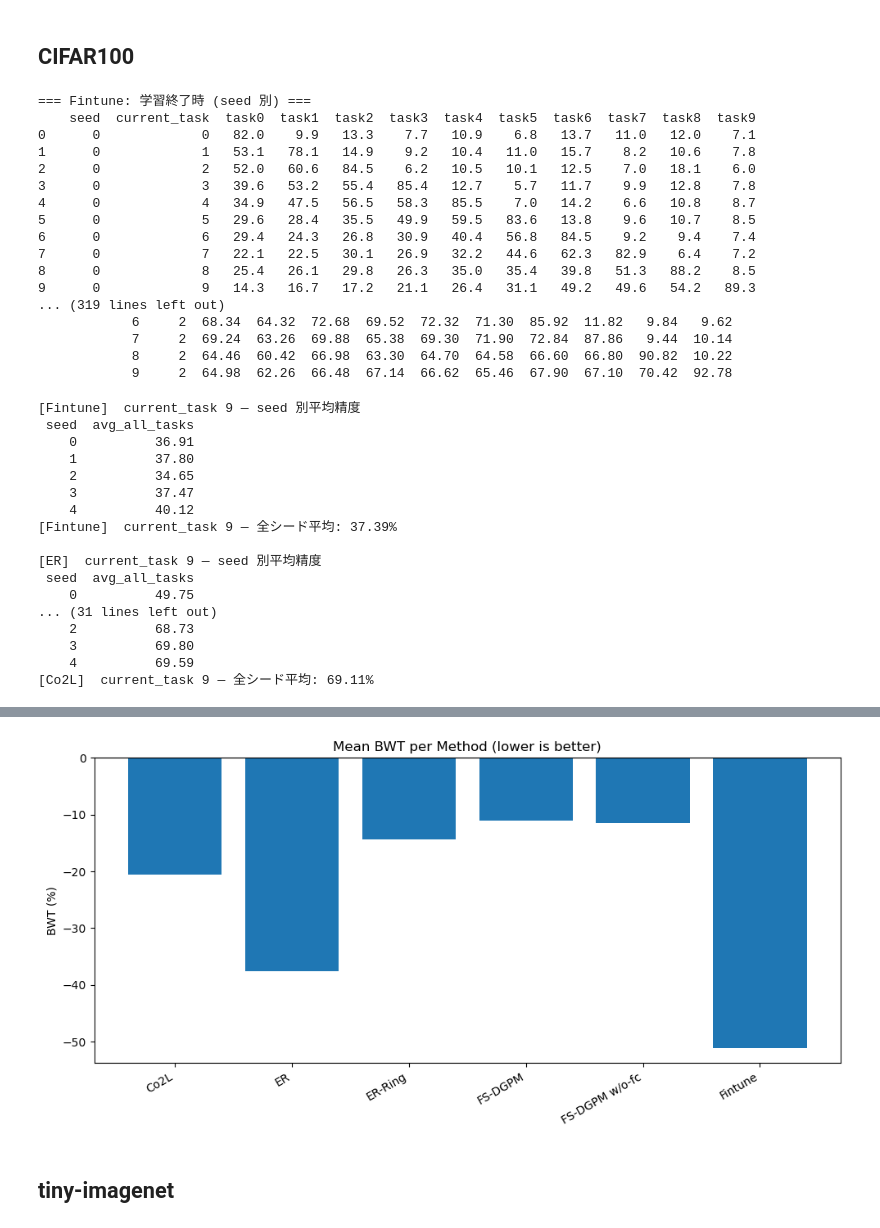
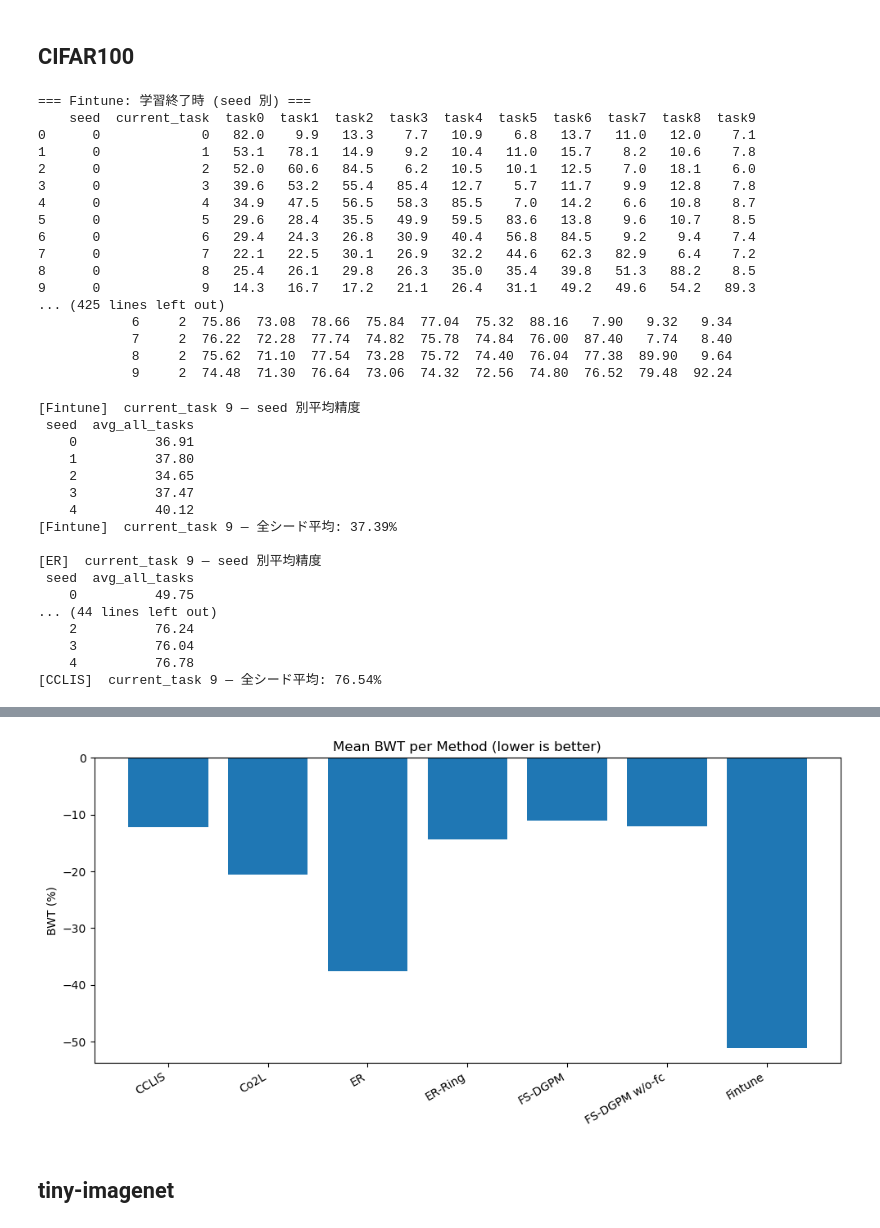
Before and after one commit to KoyoImai/surey, a Jupyter notebook: CIL/logs/glaph_taskil.ipynb, the cells around one changed output, grey strips where cells are left out. Cells and saved outputs as stored; diff of their text form; code cells hidden in the pictures.

```diff
--- a/CIL/logs/glaph_taskil.ipynb
+++ b/CIL/logs/glaph_taskil.ipynb
@@ -454,18 +516,18 @@ method_log_files = {        # ここはご提示の dict をそのまま貼っ
         # "/home/kouyou/ContinualLearning/survey/CIL/logs/er/erring_er_ring2000_cifar100_seed4_date2025_04_16/exp_log/experiment.log",
     ],
     'FS-DGPM': [
-        # "/home/kouyou/ContinualLearning/survey/CIL/logs/fs-dgpm/practice_fs-dgpm_ring2000_cifar100_seed0_date2025_04_16/exp_log/experiment.log",
+        "/home/kouyou/ContinualLearning/survey/CIL/logs/fs-dgpm/practice_fs-dgpm_ring2000_cifar100_seed0_date2025_04_16/exp_log/experiment.log",
         "/home/kouyou/ContinualLearning/survey/CIL/logs/fs-dgpm/practice_fs-dgpm_ring2000_cifar100_seed1_date2025_04_16/exp_log/experiment.log",
         "/home/kouyou/ContinualLearning/survey/CIL/logs/fs-dgpm/practice_fs-dgpm_ring2000_cifar100_seed2_date2025_04_16/exp_log/experiment.log",
         "/home/kouyou/ContinualLearning/survey/CIL/logs/fs-dgpm/practice_fs-dgpm_ring2000_cifar100_seed3_date2025_04_16/exp_log/experiment.log",
-        # "/home/kouyou/ContinualLearning/survey/CIL/logs/fs-dgpm/practice_fs-dgpm_ring2000_cifar100_seed4_date2025_04_16/exp_log/experiment.log",
+        "/home/kouyou/ContinualLearning/survey/CIL/logs/fs-dgpm/practice_fs-dgpm_ring2000_cifar100_seed4_date2025_04_16/exp_log/experiment.log",
     ],
     'FS-DGPM w/o-fc': [
         "/home/kouyou/ContinualLearning/survey/CIL/logs/fs-dgpm/fs-dgpm_fs-dgpm_ring2000_cifar100_seed0_date2025_04_17/exp_log/experiment.log",
         "/home/kouyou/ContinualLearning/survey/CIL/logs/fs-dgpm/fs-dgpm_fs-dgpm_ring2000_cifar100_seed1_date2025_04_17/exp_log/experiment.log",
-        # "/home/kouyou/ContinualLearning/survey/CIL/logs/fs-dgpm/fs-dgpm_fs-dgpm_ring2000_cifar100_seed2_date2025_04_17/exp_log/experiment.log",
-        # "/home/kouyou/ContinualLearning/survey/CIL/logs/fs-dgpm/fs-dgpm_fs-dgpm_ring2000_cifar100_seed3_date2025_04_17/exp_log/experiment.log",
-        # "/home/kouyou/ContinualLearning/survey/CIL/logs/fs-dgpm/fs-dgpm_fs-dgpm_ring2000_cifar100_seed4_date2025_04_17/exp_log/experiment.log",
+        "/home/kouyou/ContinualLearning/survey/CIL/logs/fs-dgpm/fs-dgpm_fs-dgpm_ring2000_cifar100_seed2_date2025_04_17/exp_log/experiment.log",
+        "/home/kouyou/ContinualLearning/survey/CIL/logs/fs-dgpm/fs-dgpm_fs-dgpm_ring2000_cifar100_seed3_date2025_04_17/exp_log/experiment.log",
+        "/home/kouyou/ContinualLearning/survey/CIL/logs/fs-dgpm/fs-dgpm_fs-dgpm_ring2000_cifar100_seed4_date2025_04_17/exp_log/experiment.log",
     ],
     'Co2L': [
         "/home/kouyou/ContinualLearning/survey/CIL/logs/co2l/co2l_co2l_ring2000_cifar100_seed0_date2025_04_18/exp_log/experiment.log",
@@ -473,6 +535,13 @@ method_log_files = {        # ここはご提示の dict をそのまま貼っ
         "/home/kouyou/ContinualLearning/survey/CIL/logs/co2l/co2l_co2l_ring2000_cifar100_seed2_date2025_04_18/exp_log/experiment.log",
         "/home/kouyou/ContinualLearning/survey/CIL/logs/co2l/co2l_co2l_ring2000_cifar100_seed3_date2025_04_18/exp_log/experiment.log",
         "/home/kouyou/ContinualLearning/survey/CIL/logs/co2l/co2l_co2l_ring2000_cifar100_seed4_date2025_04_18/exp_log/experiment.log",
+    ],
+    'CCLIS': [
+        "/home/kouyou/ContinualLearning/survey/CIL/logs/cclis/cclis_cclis_ring2000_cifar100_seed0_date2025_04_20/exp_log/experiment.log",
+        "/home/kouyou/ContinualLearning/survey/CIL/logs/cclis/cclis_cclis_ring2000_cifar100_seed1_date2025_04_20/exp_log/experiment.log",
+        "/home/kouyou/ContinualLearning/survey/CIL/logs/cclis/cclis_cclis_ring2000_cifar100_seed2_date2025_04_20/exp_log/experiment.log",
+        "/home/kouyou/ContinualLearning/survey/CIL/logs/cclis/cclis_cclis_ring2000_cifar100_seed3_date2025_04_20/exp_log/experiment.log",
+        "/home/kouyou/ContinualLearning/survey/CIL/logs/cclis/cclis_cclis_ring2000_cifar100_seed4_date2025_04_20/exp_log/experiment.log",
     ],
 }
 N_TASKS = 10           # task0 ～ task{N_TASKS-1}
@@ -566,11 +635,11 @@ for method, files in method_log_files.items():
 7      0             7   22.1   22.5   30.1   26.9   32.2   44.6   62.3   82.9    6.4    7.2
 8      0             8   25.4   26.1   29.8   26.3   35.0   35.4   39.8   51.3   88.2    8.5
 9      0             9   14.3   16.7   17.2   21.1   26.4   31.1   49.2   49.6   54.2   89.3
-... (319 lines left out)
-            6     2  68.34  64.32  72.68  69.52  72.32  71.30  85.92  11.82   9.84   9.62
-            7     2  69.24  63.26  69.88  65.38  69.30  71.90  72.84  87.86   9.44  10.14
-            8     2  64.46  60.42  66.98  63.30  64.70  64.58  66.60  66.80  90.82  10.22
-            9     2  64.98  62.26  66.48  67.14  66.62  65.46  67.90  67.10  70.42  92.78
+... (425 lines left out)
+            6     2  75.86  73.08  78.66  75.84  77.04  75.32  88.16   7.90   9.32   9.34
+            7     2  76.22  72.28  77.74  74.82  75.78  74.84  76.00  87.40   7.74   8.40
+            8     2  75.62  71.10  77.54  73.28  75.72  74.40  76.04  77.38  89.90   9.64
+            9     2  74.48  71.30  76.64  73.06  74.32  72.56  74.80  76.52  79.48  92.24
 # %%
 import re
 import pandas as pd
@@ -600,18 +669,18 @@ method_log_files = {        # ここはご提示の dict をそのまま貼っ
         # "/home/kouyou/ContinualLearning/survey/CIL/logs/er/erring_er_ring2000_cifar100_seed4_date2025_04_16/exp_log/experiment.log",
     ],
     'FS-DGPM': [
-        # "/home/kouyou/ContinualLearning/survey/CIL/logs/fs-dgpm/practice_fs-dgpm_ring2000_cifar100_seed0_date2025_04_16/exp_log/experiment.log",
+        "/home/kouyou/ContinualLearning/survey/CIL/logs/fs-dgpm/practice_fs-dgpm_ring2000_cifar100_seed0_date2025_04_16/exp_log/experiment.log",
         "/home/kouyou/ContinualLearning/survey/CIL/logs/fs-dgpm/practice_fs-dgpm_ring2000_cifar100_seed1_date2025_04_16/exp_log/experiment.log",
         "/home/kouyou/ContinualLearning/survey/CIL/logs/fs-dgpm/practice_fs-dgpm_ring2000_cifar100_seed2_date2025_04_16/exp_log/experiment.log",
         "/home/kouyou/ContinualLearning/survey/CIL/logs/fs-dgpm/practice_fs-dgpm_ring2000_cifar100_seed3_date2025_04_16/exp_log/experiment.log",
-        # "/home/kouyou/ContinualLearning/survey/CIL/logs/fs-dgpm/practice_fs-dgpm_ring2000_cifar100_seed4_date2025_04_16/exp_log/experiment.log",
+        "/home/kouyou/ContinualLearning/survey/CIL/logs/fs-dgpm/practice_fs-dgpm_ring2000_cifar100_seed4_date2025_04_16/exp_log/experiment.log",
     ],
     'FS-DGPM w/o-fc': [
         "/home/kouyou/ContinualLearning/survey/CIL/logs/fs-dgpm/fs-dgpm_fs-dgpm_ring2000_cifar100_seed0_date2025_04_17/exp_log/experiment.log",
         "/home/kouyou/ContinualLearning/survey/CIL/logs/fs-dgpm/fs-dgpm_fs-dgpm_ring2000_cifar100_seed1_date2025_04_17/exp_log/experiment.log",
-        # "/home/kouyou/ContinualLearning/survey/CIL/logs/fs-dgpm/fs-dgpm_fs-dgpm_ring2000_cifar100_seed2_date2025_04_17/exp_log/experiment.log",
-        # "/home/kouyou/ContinualLearning/survey/CIL/logs/fs-dgpm/fs-dgpm_fs-dgpm_ring2000_cifar100_seed3_date2025_04_17/exp_log/experiment.log",
-        # "/home/kouyou/ContinualLearning/survey/CIL/logs/fs-dgpm/fs-dgpm_fs-dgpm_ring2000_cifar100_seed4_date2025_04_17/exp_log/experiment.log",
+        "/home/kouyou/ContinualLearning/survey/CIL/logs/fs-dgpm/fs-dgpm_fs-dgpm_ring2000_cifar100_seed2_date2025_04_17/exp_log/experiment.log",
+        "/home/kouyou/ContinualLearning/survey/CIL/logs/fs-dgpm/fs-dgpm_fs-dgpm_ring2000_cifar100_seed3_date2025_04_17/exp_log/experiment.log",
+        "/home/kouyou/ContinualLearning/survey/CIL/logs/fs-dgpm/fs-dgpm_fs-dgpm_ring2000_cifar100_seed4_date2025_04_17/exp_log/experiment.log",
     ],
     'Co2L': [
         "/home/kouyou/ContinualLearning/survey/CIL/logs/co2l/co2l_co2l_ring2000_cifar100_seed0_date2025_04_18/exp_log/experiment.log",
@@ -619,6 +688,13 @@ method_log_files = {        # ここはご提示の dict をそのまま貼っ
         "/home/kouyou/ContinualLearning/survey/CIL/logs/co2l/co2l_co2l_ring2000_cifar100_seed2_date2025_04_18/exp_log/experiment.log",
         "/home/kouyou/ContinualLearning/survey/CIL/logs/co2l/co2l_co2l_ring2000_cifar100_seed3_date2025_04_18/exp_log/experiment.log",
         "/home/kouyou/ContinualLearning/survey/CIL/logs/co2l/co2l_co2l_ring2000_cifar100_seed4_date2025_04_18/exp_log/experiment.log",
+    ],
+    'CCLIS': [
+        "/home/kouyou/ContinualLearning/survey/CIL/logs/cclis/cclis_cclis_ring2000_cifar100_seed0_date2025_04_20/exp_log/experiment.log",
+        "/home/kouyou/ContinualLearning/survey/CIL/logs/cclis/cclis_cclis_ring2000_cifar100_seed1_date2025_04_20/exp_log/experiment.log",
+        "/home/kouyou/ContinualLearning/survey/CIL/logs/cclis/cclis_cclis_ring2000_cifar100_seed2_date2025_04_20/exp_log/experiment.log",
+        "/home/kouyou/ContinualLearning/survey/CIL/logs/cclis/cclis_cclis_ring2000_cifar100_seed3_date2025_04_20/exp_log/experiment.log",
+        "/home/kouyou/ContinualLearning/survey/CIL/logs/cclis/cclis_cclis_ring2000_cifar100_seed4_date2025_04_20/exp_log/experiment.log",
     ],
 }
 N_TASKS = 10          # task0 〜 task9
@@ -691,11 +767,11 @@ for method, files in method_log_files.items():
 [ER]  current_task 9 — seed 別平均精度
  seed  avg_all_tasks
     0          49.75
-... (31 lines left out)
-    2          68.73
-    3          69.80
-    4          69.59
-[Co2L]  current_task 9 — 全シード平均: 69.11%
+... (44 lines left out)
+    2          76.24
+    3          76.04
+    4          76.78
+[CCLIS]  current_task 9 — 全シード平均: 76.54%
 # %%
 import re
 import numpy as np
@@ -729,18 +805,18 @@ method_log_files = {        # ここはご提示の dict をそのまま貼っ
         # "/home/kouyou/ContinualLearning/survey/CIL/logs/er/erring_er_ring2000_cifar100_seed4_date2025_04_16/exp_log/experiment.log",
     ],
     'FS-DGPM': [
-        # "/home/kouyou/ContinualLearning/survey/CIL/logs/fs-dgpm/practice_fs-dgpm_ring2000_cifar100_seed0_date2025_04_16/exp_log/experiment.log",
+        "/home/kouyou/ContinualLearning/survey/CIL/logs/fs-dgpm/practice_fs-dgpm_ring2000_cifar100_seed0_date2025_04_16/exp_log/experiment.log",
         "/home/kouyou/ContinualLearning/survey/CIL/logs/fs-dgpm/practice_fs-dgpm_ring2000_cifar100_seed1_date2025_04_16/exp_log/experiment.log",
         "/home/kouyou/ContinualLearning/survey/CIL/logs/fs-dgpm/practice_fs-dgpm_ring2000_cifar100_seed2_date2025_04_16/exp_log/experiment.log",
         "/home/kouyou/ContinualLearning/survey/CIL/logs/fs-dgpm/practice_fs-dgpm_ring2000_cifar100_seed3_date2025_04_16/exp_log/experiment.log",
-        # "/home/kouyou/ContinualLearning/survey/CIL/logs/fs-dgpm/practice_fs-dgpm_ring2000_cifar100_seed4_date2025_04_16/exp_log/experiment.log",
+        "/home/kouyou/ContinualLearning/survey/CIL/logs/fs-dgpm/practice_fs-dgpm_ring2000_cifar100_seed4_date2025_04_16/exp_log/experiment.log",
     ],
     'FS-DGPM w/o-fc': [
         "/home/kouyou/ContinualLearning/survey/CIL/logs/fs-dgpm/fs-dgpm_fs-dgpm_ring2000_cifar100_seed0_date2025_04_17/exp_log/experiment.log",
         "/home/kouyou/ContinualLearning/survey/CIL/logs/fs-dgpm/fs-dgpm_fs-dgpm_ring2000_cifar100_seed1_date2025_04_17/exp_log/experiment.log",
-        # "/home/kouyou/ContinualLearning/survey/CIL/logs/fs-dgpm/fs-dgpm_fs-dgpm_ring2000_cifar100_seed2_date2025_04_17/exp_log/experiment.log",
-        # "/home/kouyou/ContinualLearning/survey/CIL/logs/fs-dgpm/fs-dgpm_fs-dgpm_ring2000_cifar100_seed3_date2025_04_17/exp_log/experiment.log",
-        # "/home/kouyou/ContinualLearning/survey/CIL/logs/fs-dgpm/fs-dgpm_fs-dgpm_ring2000_cifar100_seed4_date2025_04_17/exp_log/experiment.log",
+        "/home/kouyou/ContinualLearning/survey/CIL/logs/fs-dgpm/fs-dgpm_fs-dgpm_ring2000_cifar100_seed2_date2025_04_17/exp_log/experiment.log",
+        "/home/kouyou/ContinualLearning/survey/CIL/logs/fs-dgpm/fs-dgpm_fs-dgpm_ring2000_cifar100_seed3_date2025_04_17/exp_log/experiment.log",
+        "/home/kouyou/ContinualLearning/survey/CIL/logs/fs-dgpm/fs-dgpm_fs-dgpm_ring2000_cifar100_seed4_date2025_04_17/exp_log/experiment.log",
     ],
     'Co2L': [
         "/home/kouyou/ContinualLearning/survey/CIL/logs/co2l/co2l_co2l_ring2000_cifar100_seed0_date2025_04_18/exp_log/experiment.log",
@@ -748,6 +824,13 @@ method_log_files = {        # ここはご提示の dict をそのまま貼っ
         "/home/kouyou/ContinualLearning/survey/CIL/logs/co2l/co2l_co2l_ring2000_cifar100_seed2_date2025_04_18/exp_log/experiment.log",
         "/home/kouyou/ContinualLearning/survey/CIL/logs/co2l/co2l_co2l_ring2000_cifar100_seed3_date2025_04_18/exp_log/experiment.log",
         "/home/kouyou/ContinualLearning/survey/CIL/logs/co2l/co2l_co2l_ring2000_cifar100_seed4_date2025_04_18/exp_log/experiment.log",
+    ],
+    'CCLIS': [
+        "/home/kouyou/ContinualLearning/survey/CIL/logs/cclis/cclis_cclis_ring2000_cifar100_seed0_date2025_04_20/exp_log/experiment.log",
+        "/home/kouyou/ContinualLearning/survey/CIL/logs/cclis/cclis_cclis_ring2000_cifar100_seed1_date2025_04_20/exp_log/experiment.log",
+        "/home/kouyou/ContinualLearning/survey/CIL/logs/cclis/cclis_cclis_ring2000_cifar100_seed2_date2025_04_20/exp_log/experiment.log",
+        "/home/kouyou/ContinualLearning/survey/CIL/logs/cclis/cclis_cclis_ring2000_cifar100_seed3_date2025_04_20/exp_log/experiment.log",
+        "/home/kouyou/ContinualLearning/survey/CIL/logs/cclis/cclis_cclis_ring2000_cifar100_seed4_date2025_04_20/exp_log/experiment.log",
     ],
 }
 
@@ -869,3 +952,3 @@ plt.show()
-[figure, old version]
+[figure, new version]
 # %% [markdown]
 ## tiny-imagenet
```
Also changed, not shown: parts of 9 cells of this notebook, 1 other file.
